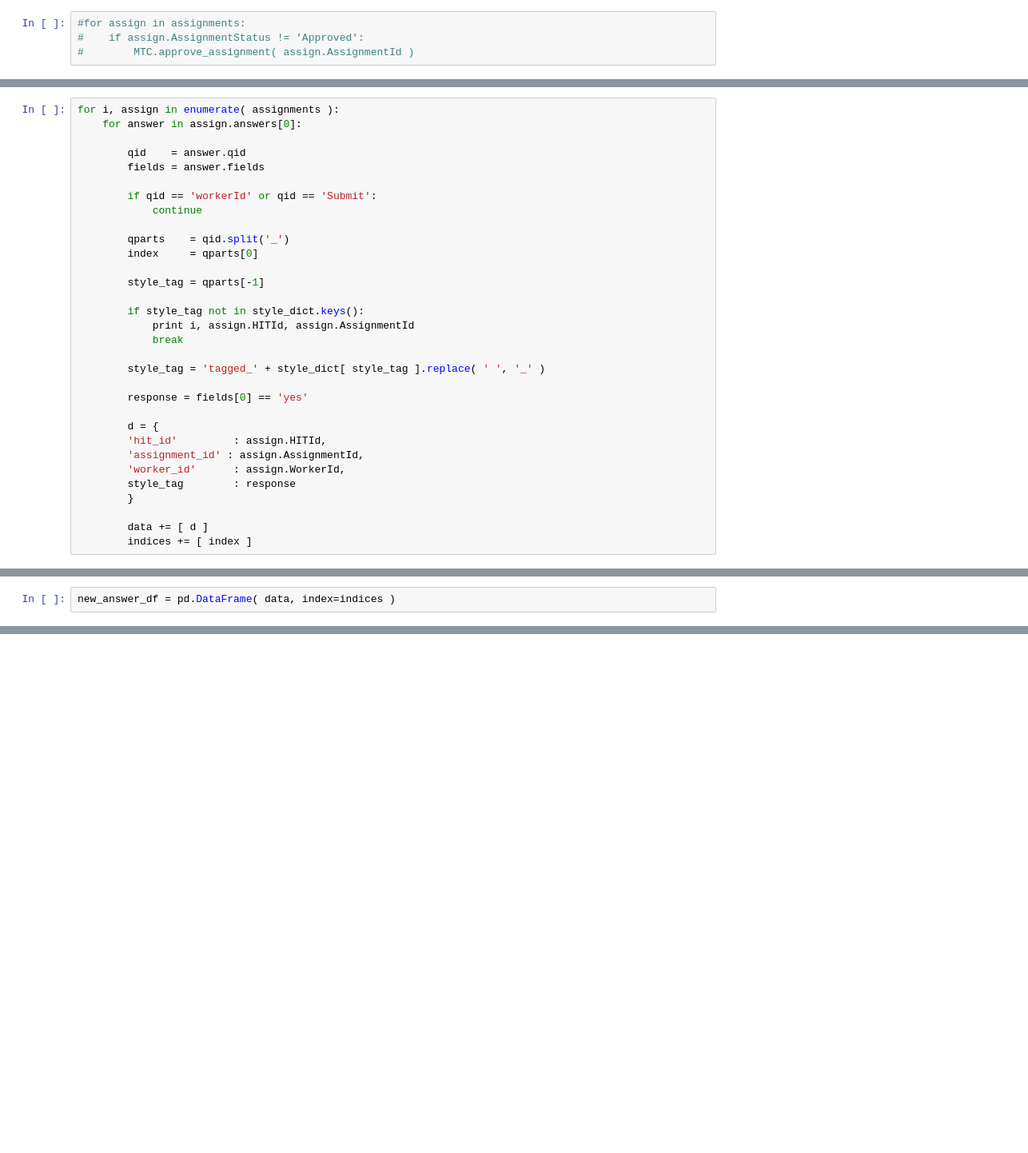
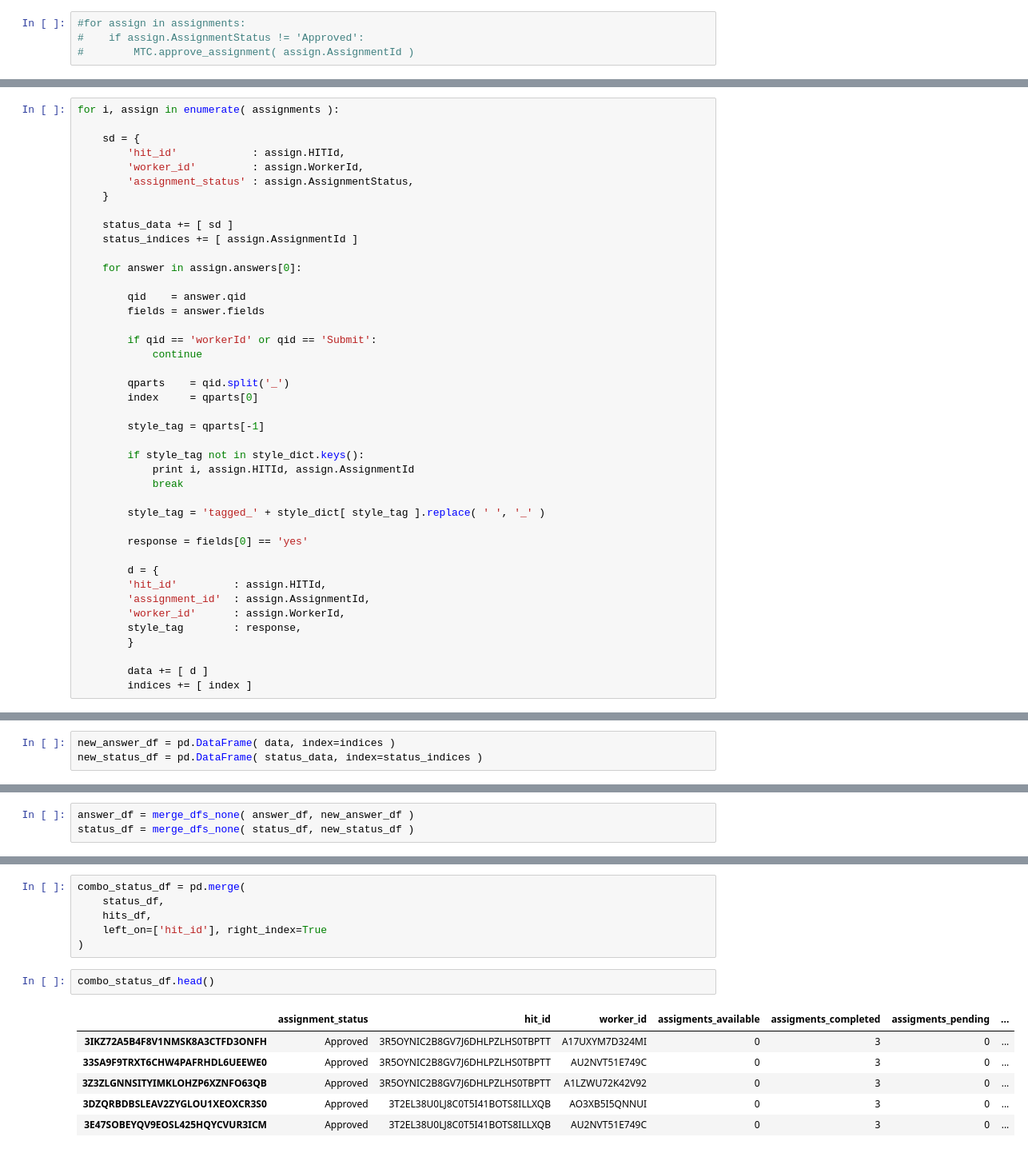
Before and after one commit to matttrent/vislab, a Jupyter notebook: notebooks/mturk_get_results.ipynb, the cells around one changed output, grey strips where cells are left out. Shown at 80% size. Drawn from its saved outputs; the diff is of its cells as text; blank space fills up the shorter version.

```diff
--- a/notebooks/mturk_get_results.ipynb
+++ b/notebooks/mturk_get_results.ipynb
@@ -336,5 +369,15 @@ indices = []
 # %%
 for i, assign in enumerate( assignments ):
+
+    sd = {
+        'hit_id'            : assign.HITId,
+        'worker_id'         : assign.WorkerId,
+        'assignment_status' : assign.AssignmentStatus,
+    }
+
+    status_data += [ sd ]
+    status_indices += [ assign.AssignmentId ]
+
     for answer in assign.answers[0]:
 
         qid    = answer.qid
@@ -358,9 +401,9 @@ for i, assign in enumerate( assignments ):
 
         d = {
         'hit_id'         : assign.HITId,
-        'assignment_id' : assign.AssignmentId,
+        'assignment_id'  : assign.AssignmentId,
         'worker_id'      : assign.WorkerId,
-        style_tag        : response
+        style_tag        : response,
         }
 
         data += [ d ]
@@ -371,4 +422,5 @@ print len(indices)
 # %%
 new_answer_df = pd.DataFrame( data, index=indices )
+new_status_df = pd.DataFrame( status_data, index=status_indices )
 # %%
 print len( new_answer_df )
@@ -377,2 +464,5 @@ new_answer_df.ix[1]
+# %%
+answer_df = merge_dfs_none( answer_df, new_answer_df )
+status_df = merge_dfs_none( status_df, new_status_df )
 # %%
 print len( answer_df )
@@ -397,0 +483,15 @@ len( answer_df )
+# %%
+combo_status_df = pd.merge(
+    status_df,
+    hits_df,
+    left_on=['hit_id'], right_index=True
+)
+# %%
+combo_status_df.head()
+# %% [output]
+|  | assignment_status | hit_id | worker_id | assigments_available | assigments_completed | assigments_pending | ... |
+| 3IKZ72A5B4F8V1NMSK8A3CTFD3ONFH | Approved | 3R5OYNIC2B8GV7J6DHLPZLHS0TBPTT | A17UXYM7D324MI | 0 | 3 | 0 | ... |
+| 33SA9F9TRXT6CHW4PAFRHDL6UEEWE0 | Approved | 3R5OYNIC2B8GV7J6DHLPZLHS0TBPTT | AU2NVT51E749C | 0 | 3 | 0 | ... |
+| 3Z3ZLGNNSITYIMKLOHZP6XZNFO63QB | Approved | 3R5OYNIC2B8GV7J6DHLPZLHS0TBPTT | A1LZWU72K42V92 | 0 | 3 | 0 | ... |
+| 3DZQRBDBSLEAV2ZYGLOU1XEOXCR3S0 | Approved | 3T2EL38U0LJ8C0T5I41BOTS8ILLXQB | AO3XB5I5QNNUI | 0 | 3 | 0 | ... |
+| 3E47SOBEYQV9EOSL425HQYCVUR3ICM | Approved | 3T2EL38U0LJ8C0T5I41BOTS8ILLXQB | AU2NVT51E749C | 0 | 3 | 0 | ... |
```
Also changed, not shown: parts of 65 cells of this notebook, 2 other files.
